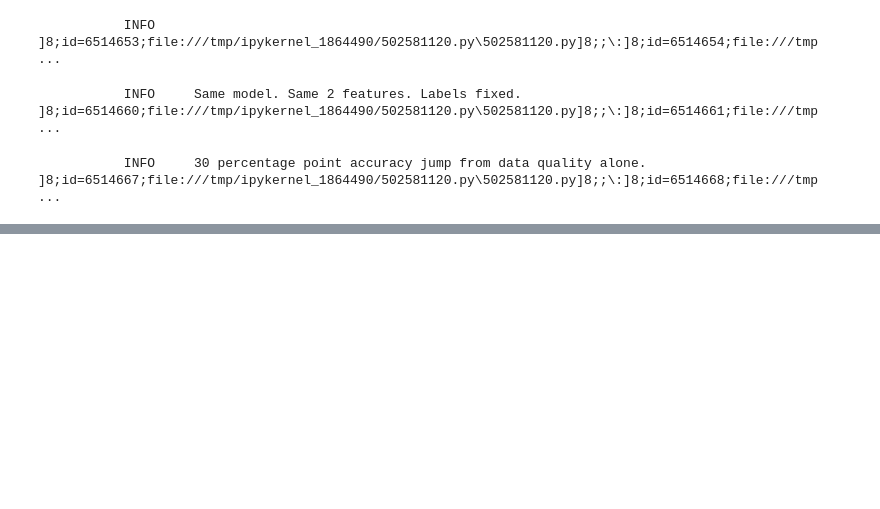
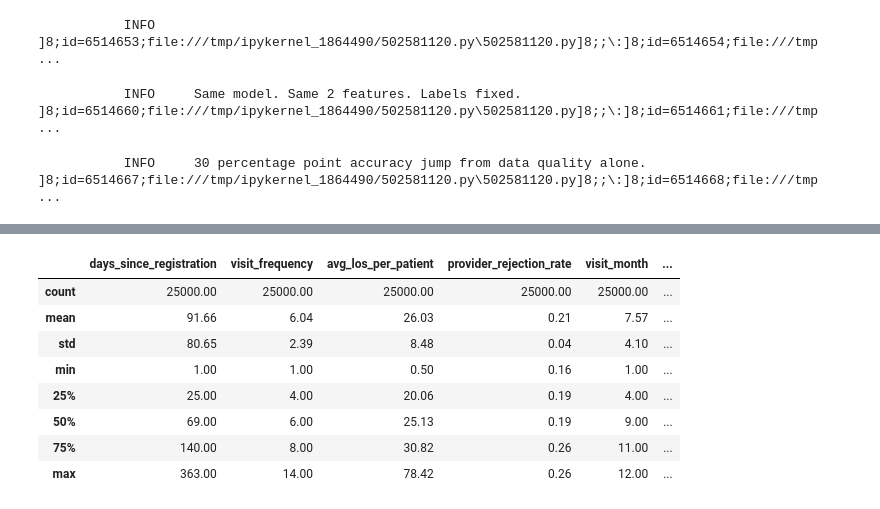
Before and after one commit to bjmashele/health-analytics, a Jupyter notebook: eda_to_mlflow.ipynb, the cells around one changed output, grey strips where cells are left out. Saved outputs shown, nothing was run; the diff lists cells and outputs as text; code cells hidden in the pictures; blank space fills up the shorter version.

```diff
--- a/eda_to_mlflow.ipynb
+++ b/eda_to_mlflow.ipynb
@@ -1032,0 +1095,8 @@ logger.info("30 percentage point accuracy jump from data quality alone.")
+# %%
+ # Provider rejection rate
+# is_rejected already created in Cell 37
+df["provider_rejection_rate"] = df.groupby("insurance_provider")["is_rejected"].transform("mean")
+
+logger.info("Rejection rate per provider:")
+logger.info(df.groupby("insurance_provider")["provider_rejection_rate"]
+      .first().round(3))
@@ -1032,0 +1111,6 @@ logger.info("30 percentage point accuracy jump from data quality alone.")
+# %%
+# Time-based features
+df["visit_month"]      = df["visit_date"].dt.month
+df["visit_dayofweek"]  = df["visit_date"].dt.dayofweek
+
+df[["visit_date", "visit_month", "visit_dayofweek"]].head()
@@ -1032,0 +1124,8 @@ logger.info("30 percentage point accuracy jump from data quality alone.")
+# %%
+# High cost visit flag — top 25% of billed amount
+high_cost_threshold = df["billed_amount"].quantile(0.75)
+df["high_cost_visit_flag"] = (df["billed_amount"] > high_cost_threshold).astype(int)
+
+logger.info(f"High cost threshold (75th percentile): ₹{high_cost_threshold:,.0f}")
+logger.info("")
+logger.info(df["high_cost_visit_flag"].value_counts())
@@ -1032,0 +1139,17 @@ logger.info("30 percentage point accuracy jump from data quality alone.")
+# %%
+# Final feature check
+new_features = [
+    "days_since_registration",
+    "visit_frequency",
+    "avg_los_per_patient",
+    "provider_rejection_rate",
+    "visit_month",
+    "visit_dayofweek",
+    "high_cost_visit_flag"
+]
+
+logger.info("New features added:")
+for f in new_features:
+    logger.info(f"  ✓ {f}")
+
+logger.info(f"\nFinal dataset shape: {df.shape}")
@@ -1032,0 +1167,12 @@ logger.info("30 percentage point accuracy jump from data quality alone.")
+# %%
+df[new_features].describe().round(2)
+# %% [output]
+|  | days_since_registration | visit_frequency | avg_los_per_patient | provider_rejection_rate | visit_month | ... |
+| count | 25000.00 | 25000.00 | 25000.00 | 25000.00 | 25000.00 | ... |
+| mean | 91.66 | 6.04 | 26.03 | 0.21 | 7.57 | ... |
+| std | 80.65 | 2.39 | 8.48 | 0.04 | 4.10 | ... |
+| min | 1.00 | 1.00 | 0.50 | 0.16 | 1.00 | ... |
+| 25% | 25.00 | 4.00 | 20.06 | 0.19 | 4.00 | ... |
+| 50% | 69.00 | 6.00 | 25.13 | 0.19 | 9.00 | ... |
+| 75% | 140.00 | 8.00 | 30.82 | 0.26 | 11.00 | ... |
+| max | 363.00 | 14.00 | 78.42 | 0.26 | 12.00 | ... |
```
Also changed, not shown: parts of 9 cells of this notebook.
